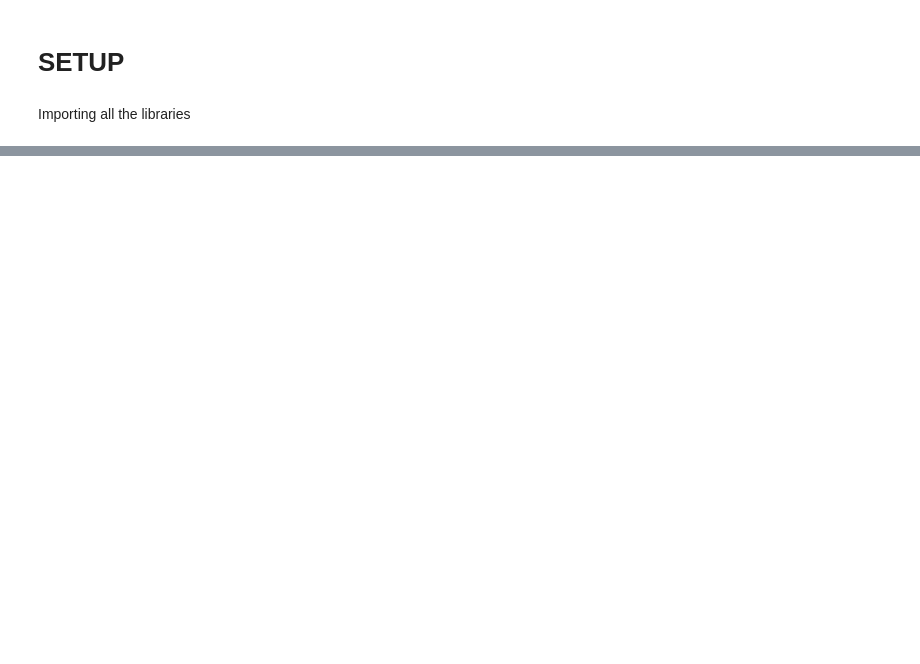
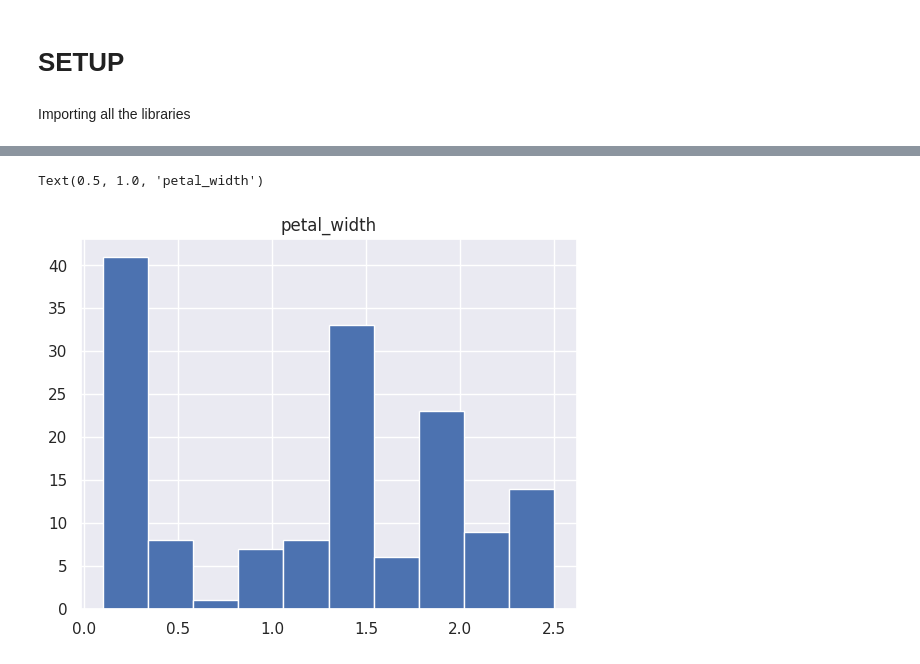
Before and after one commit to ArshjotSingh7/The-Classic-IRIS-DataSet, a Jupyter notebook: The_Classic_IRIS_Dataset_.ipynb, the cells around one changed output, grey strips where cells are left out. Saved outputs shown, nothing was run; the diff lists cells and outputs as text; code cells hidden in the pictures; blank space fills up the shorter version.

```diff
--- a/The_Classic_IRIS_Dataset_.ipynb
+++ b/The_Classic_IRIS_Dataset_.ipynb
@@ -78,0 +146,7 @@ df.head()
+# %%
+col='petal_width'
+data[col].hist()
+plt.title(col)
+# %% [output]
+Text(0.5, 1.0, 'petal_width')
+[figure, added]
```
Also changed, not shown: parts of 38 cells of this notebook.
